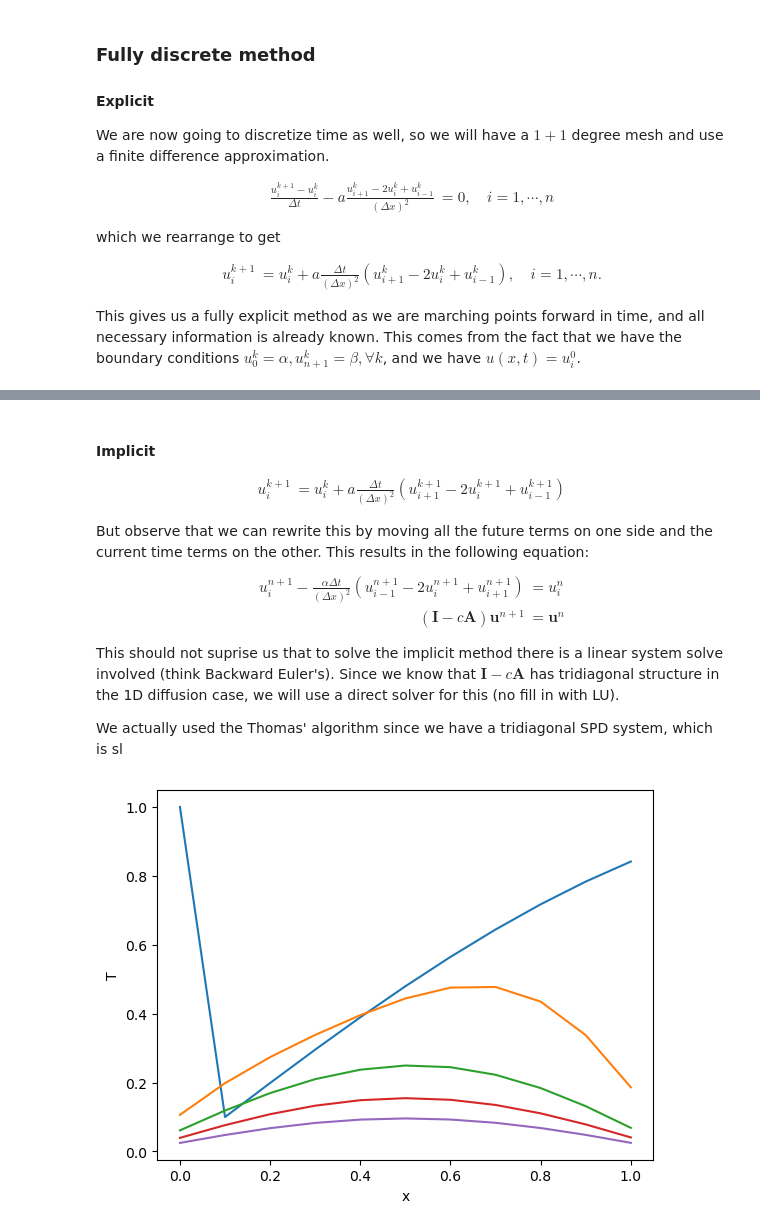
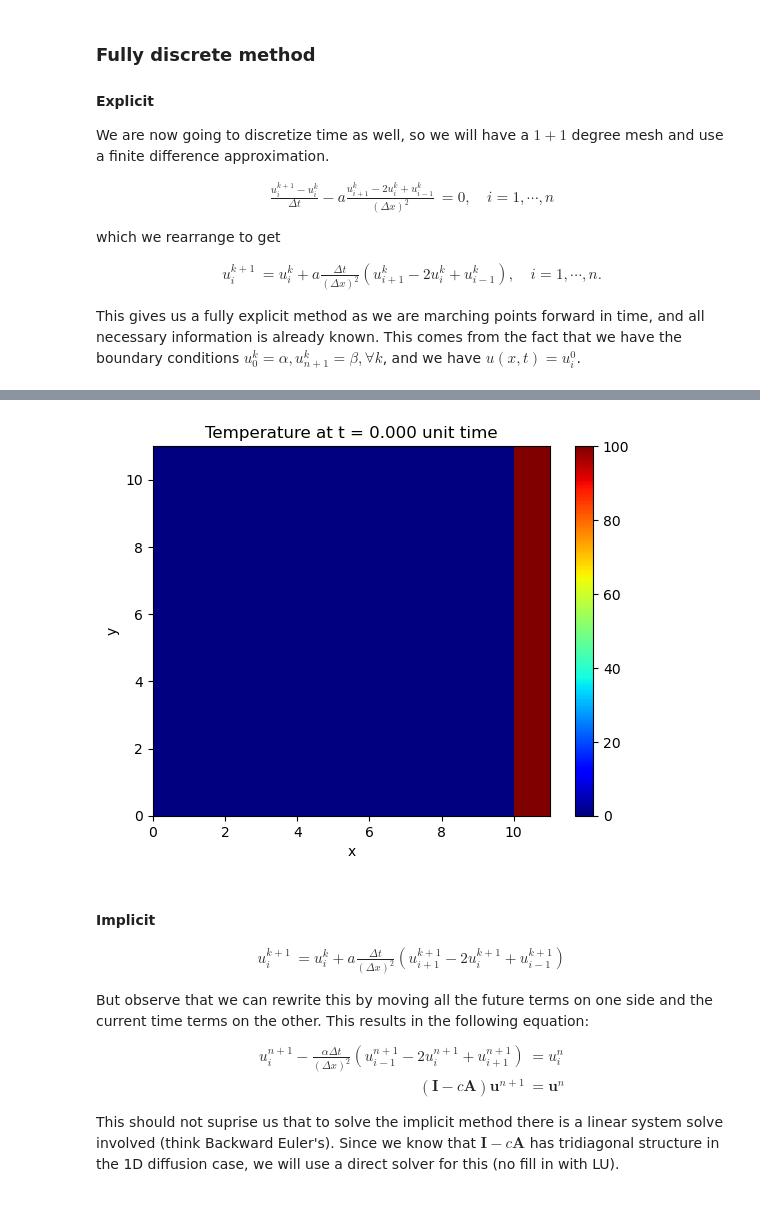
Before and after one commit to mtscott/Spectral-QTT, a Jupyter notebook: FinDiffCart(wk1).ipynb, the cells around one changed output, grey strips where cells are left out. Drawn from its saved outputs; the diff is of its cells as text; code cells hidden in the pictures.

```diff
--- a/FinDiffCart(wk1).ipynb
+++ b/FinDiffCart(wk1).ipynb
@@ -249,3 +778,33 @@ plt.show()
+# %%
+grid = fd1dGrid(10)
+pde = diffusionPDE1(lambda x : np.sin(x), lambda x: np.exp(x), lambda x: np.exp(x) * np.sin(1), bndy_type = 'Dirichlet')
+dtx, maxk, u = heat_FE_2D(grid, pde)
+
+#plotPDE(xpts, u)
+# %%
+def plotheatmap(u_k, k):
+    # Clear the current plot figure
+    plt.clf()
+
+    plt.title(f"Temperature at t = {k*dtx:.3f} unit time")
+    plt.xlabel("x")
+    plt.ylabel("y")
+
+    # This is to plot u_k (u at time-step k)
+    plt.pcolormesh(u_k, cmap=plt.cm.jet, vmin=0, vmax=100)
+    plt.colorbar()
+
+    return plt
+
+# Do the calculation here
+#xpts, ypts, maxk, u = heat_FE_2D()
+
+def animate(k):
+    plotheatmap(u[:,:,k], k)
+
+anim = animation.FuncAnimation(plt.figure(), animate, interval=1, frames=maxk, repeat=False)
+# %% [output]
+[figure, added]
 # %% [markdown]
 #### Implicit
 
@@ -260,5 +819,3 @@ u_{i}^{n+1} - \frac{\alpha\Delta t}{(\Delta x)^2}\left( u_{i-1}^{n+1} - 2 u_{i}^
 \end{align}
 
 This should not suprise us that to solve the implicit method there is a linear system solve involved (think Backward Euler's). Since we know that $\mathbf{I} - c\mathbf{A}$ has tridiagonal structure in the 1D diffusion case, we will use a direct solver for this (no fill in with LU).
-
-We actually used the Thomas' algorithm since we have a tridiagonal SPD system, which is sl
@@ -306,10 +821,0 @@ def heat_implicit1D():
-# %%
-xpts, u = heat_implicit1D()
-
-plt.plot(xpts,u[:,0], xpts, u[:,9], xpts, u[:,29], xpts, u[:,44], xpts, u[:,59])
-plt.xlabel('x')
-plt.ylabel('T')
-#plt.legend('Initial','9','29','44','59')
-plt.show()
-# %% [output]
-[figure, removed]
```
Also changed, not shown: parts of 41 cells of this notebook.
